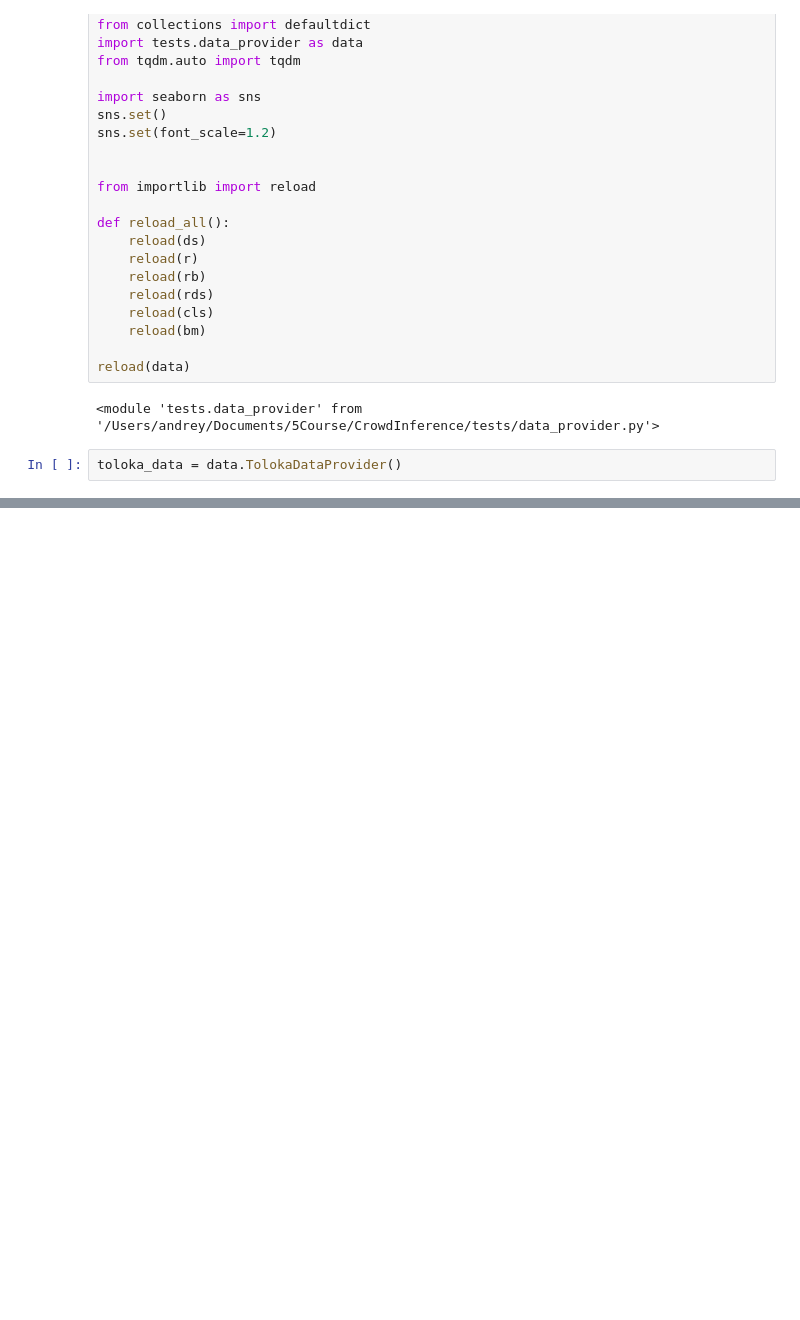
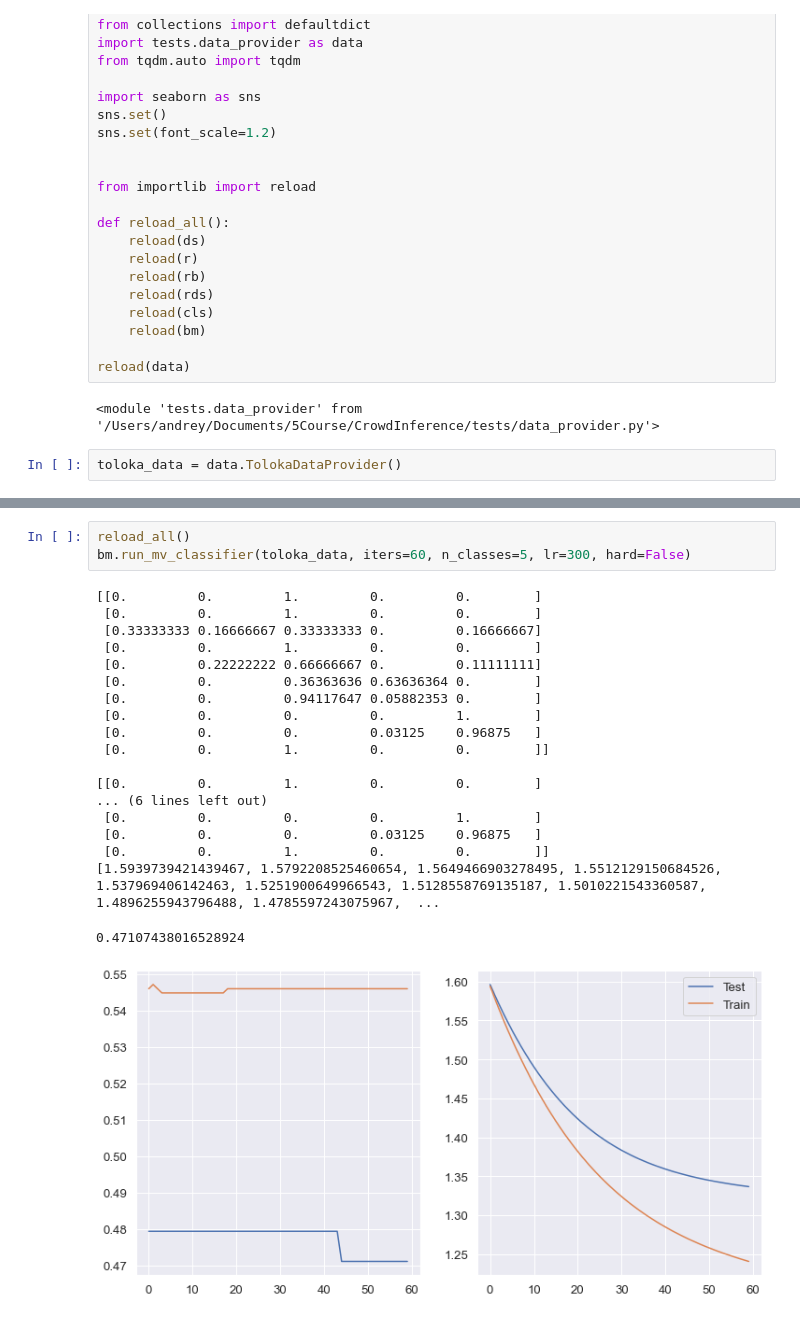
Before and after one commit to AndreySmirdin/CrowdInference, a Jupyter notebook: Toloka.ipynb, the cells around one changed output, grey strips where cells are left out. Drawn from its saved outputs; the diff is of its cells as text; blank space fills up the shorter version.

```diff
--- a/Toloka.ipynb
+++ b/Toloka.ipynb
@@ -125,0 +155,23 @@ plt.plot(toloka_methods[1].accuracies)
+# %%
+reload_all()
+bm.run_mv_classifier(toloka_data, iters=60, n_classes=5, lr=300, hard=False)
+# %% [output]
+[[0.         0.         1.         0.         0.        ]
+ [0.         0.         1.         0.         0.        ]
+ [0.33333333 0.16666667 0.33333333 0.         0.16666667]
+ [0.         0.         1.         0.         0.        ]
+ [0.         0.22222222 0.66666667 0.         0.11111111]
+ [0.         0.         0.36363636 0.63636364 0.        ]
+ [0.         0.         0.94117647 0.05882353 0.        ]
+ [0.         0.         0.         0.         1.        ]
+ [0.         0.         0.         0.03125    0.96875   ]
+ [0.         0.         1.         0.         0.        ]]
+
+[[0.         0.         1.         0.         0.        ]
+... (6 lines left out)
+ [0.         0.         0.         0.         1.        ]
+ [0.         0.         0.         0.03125    0.96875   ]
+ [0.         0.         1.         0.         0.        ]]
+[1.5939739421439467, 1.5792208525460654, 1.5649466903278495, 1.5512129150684526, 1.537969406142463, 1.5251900649966543, 1.5128558769135187, 1.5010221543360587, 1.4896255943796488, 1.4785597243075967,  ...
+0.47107438016528924
+[figure, added]
```
Also changed, not shown: parts of 10 cells of this notebook, 8 other files.
